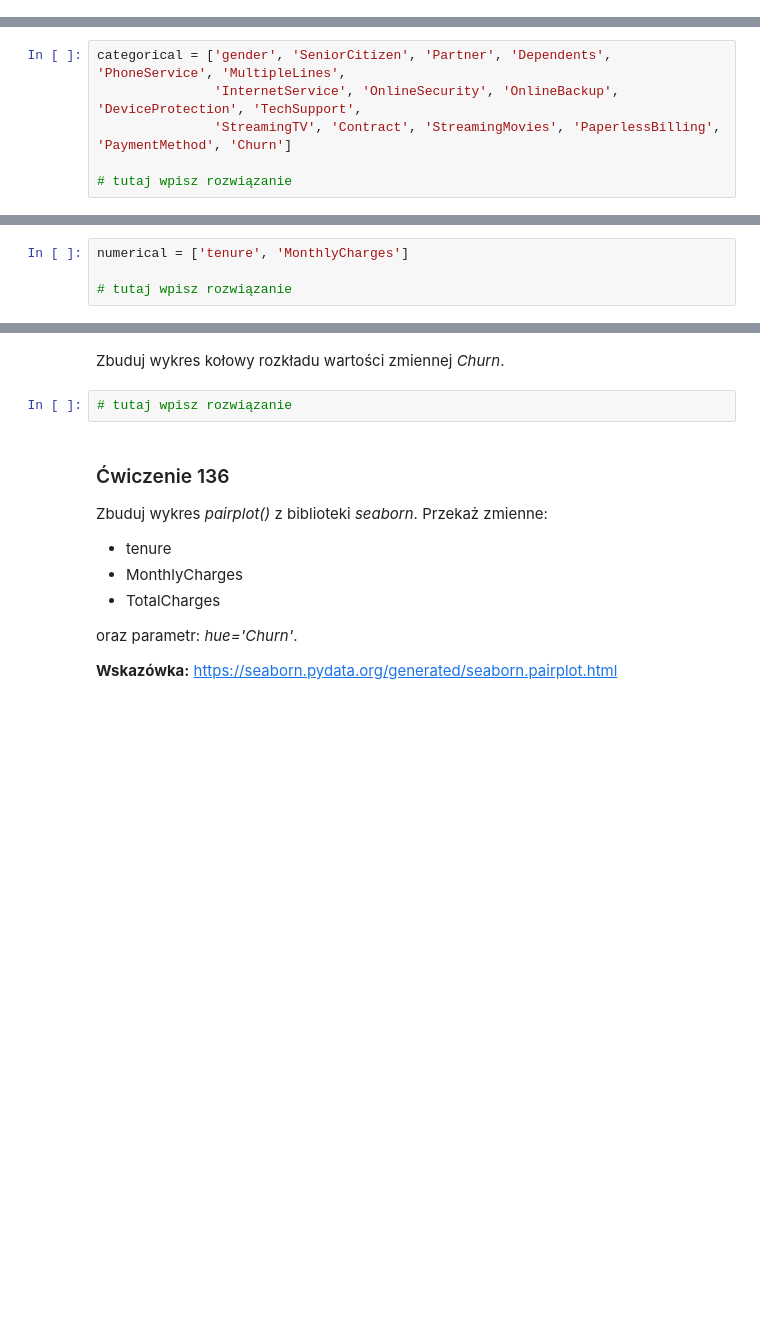
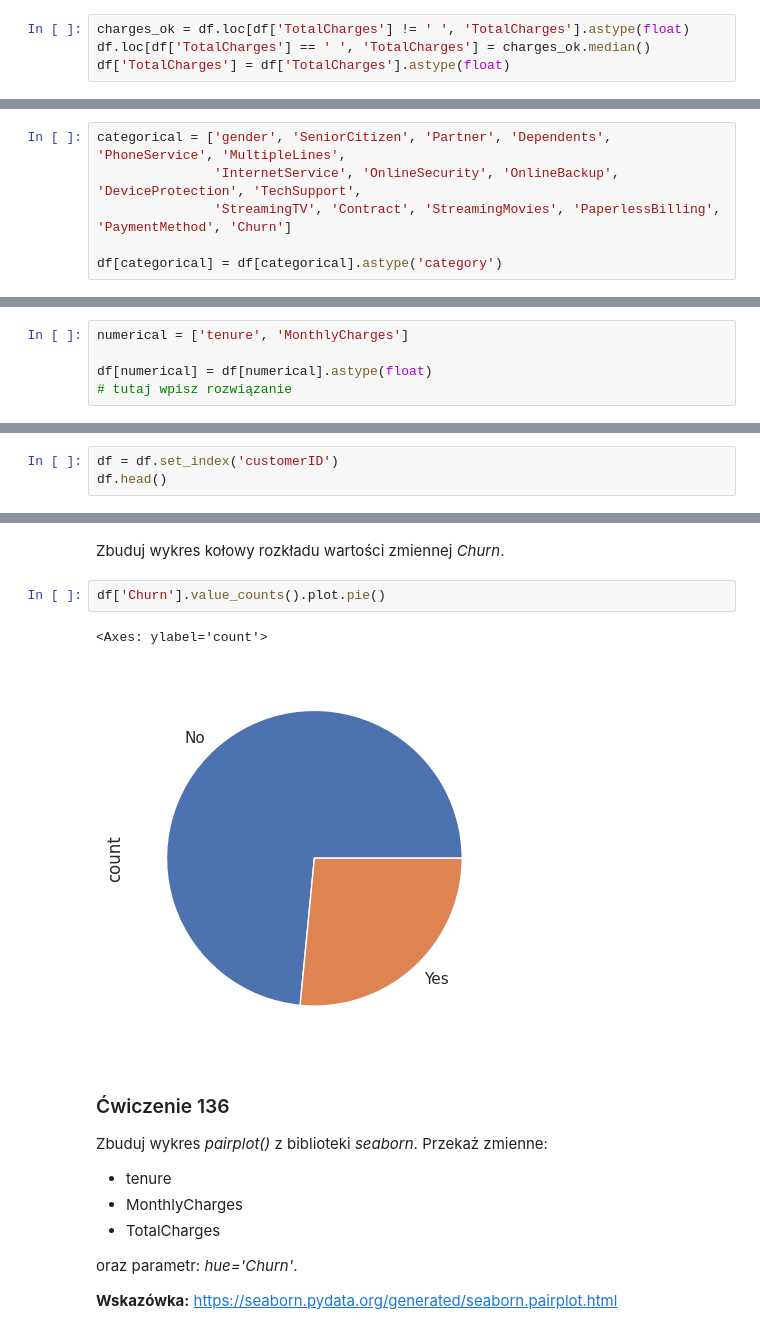
Before and after one commit to Krzesimir13/Data-Science, a Jupyter notebook: 131_140_exercises.ipynb, the cells around one changed output, grey strips where cells are left out. Cells and saved outputs as stored; diff of their text form; blank space fills up the shorter version.

```diff
--- a/131_140_exercises.ipynb
+++ b/131_140_exercises.ipynb
@@ -69,2 +125,6 @@ Jest to znak spacji, który wkradł się w nasze dane. Spowodował, że pandas o
+# %%
+charges_ok = df.loc[df['TotalCharges'] != ' ', 'TotalCharges'].astype(float)
+df.loc[df['TotalCharges'] == ' ', 'TotalCharges'] = charges_ok.median()
+df['TotalCharges'] = df['TotalCharges'].astype(float)
 # %% [markdown]
 Sprawdź, czy typ został poprawnie zmieniony.
@@ -78,12 +140,13 @@ categorical = ['gender', 'SeniorCitizen', 'Partner', 'Dependents', 'PhoneService
                'InternetService', 'OnlineSecurity', 'OnlineBackup', 'DeviceProtection', 'TechSupport',
                'StreamingTV', 'Contract', 'StreamingMovies', 'PaperlessBilling', 'PaymentMethod', 'Churn']
 
-# tutaj wpisz rozwiązanie
+df[categorical] = df[categorical].astype('category')
 # %% [markdown]
 Kolumny z poniższej listy _numerical_ przekształć do typu _float_.
 # %%
 numerical = ['tenure', 'MonthlyCharges']
 
+df[numerical] = df[numerical].astype(float)
 # tutaj wpisz rozwiązanie
 # %% [markdown]
 Ustaw kolumnę _customerID_ jako indeks obiektu _df_ oraz wyświetl info o obiekcie _df_.
@@ -91,0 +153,3 @@ Ustaw kolumnę _customerID_ jako indeks obiektu _df_ oraz wyświetl info o obiek
+# %%
+df = df.set_index('customerID')
+df.head()
@@ -108,7 +209,10 @@ Znajdź rozkład wartości zmiennej _Churn_.
 # %% [markdown]
 Zbuduj wykres kołowy rozkładu wartości zmiennej _Churn_.
-# %%
-# tutaj wpisz rozwiązanie
+# %%
+df['Churn'].value_counts().plot.pie()
+# %% [output]
+<Axes: ylabel='count'>
+[figure, added]
 # %% [markdown]
 ### <a name='6'></a> Ćwiczenie 136
 Zbuduj wykres _pairplot()_ z biblioteki _seaborn_. Przekaż zmienne:
```
Also changed, not shown: parts of 35 cells of this notebook.
